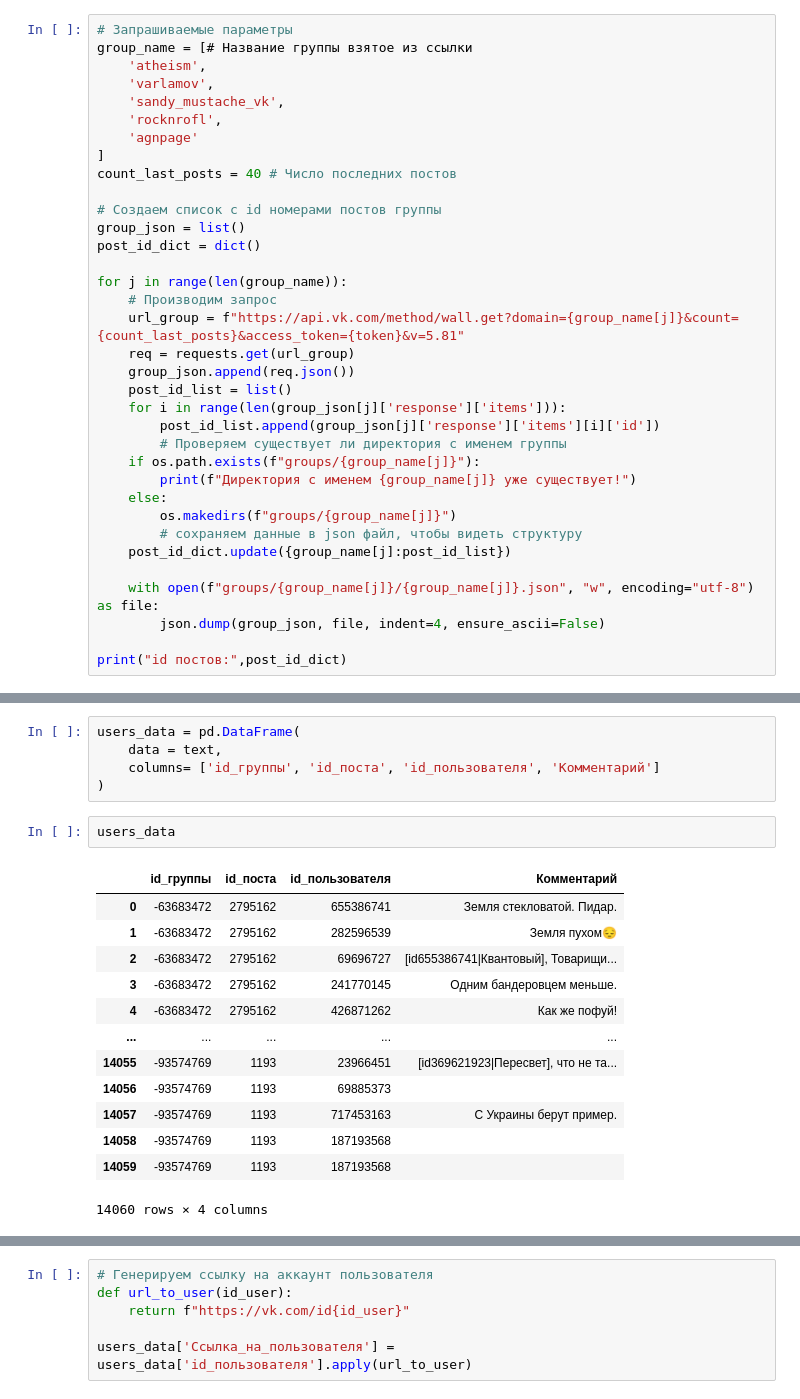
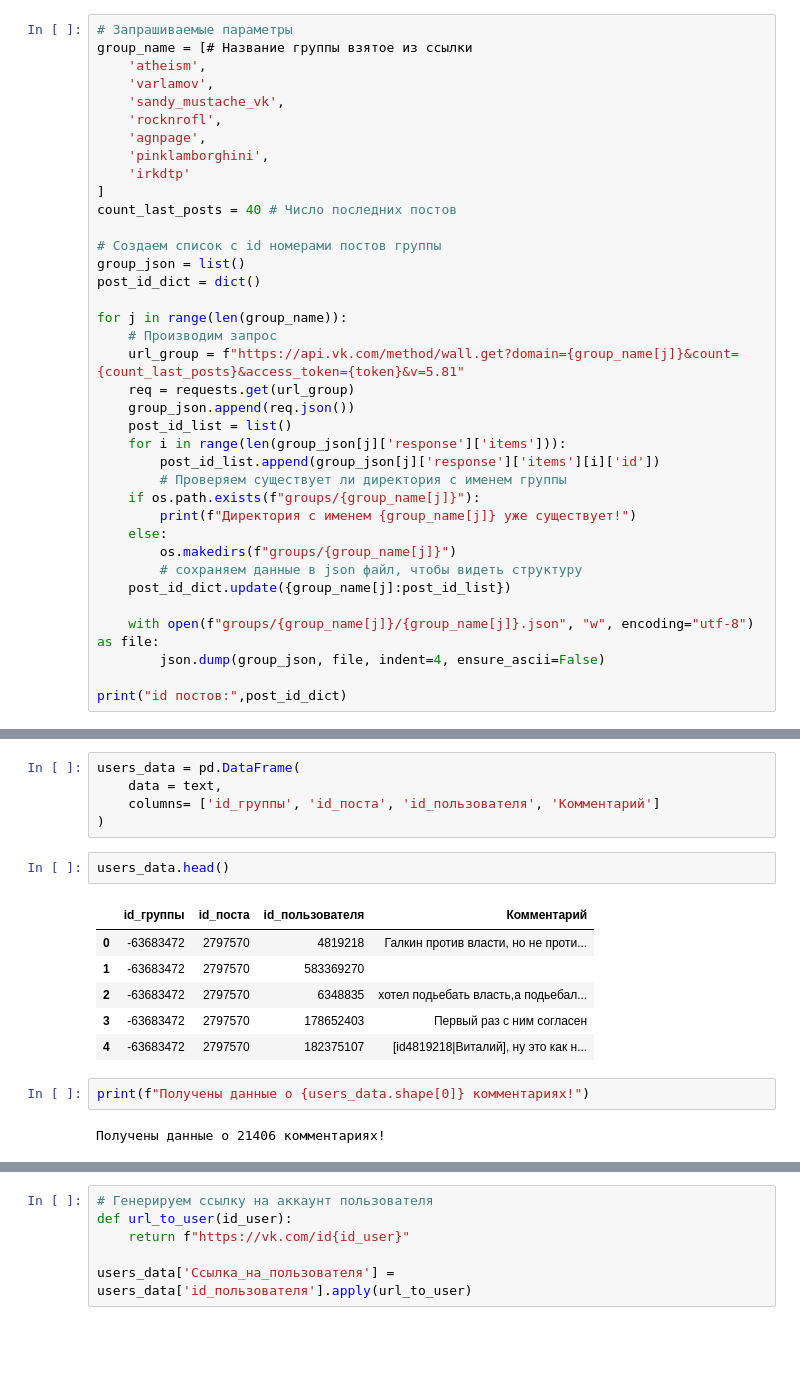
Before and after one commit to Vezdexod/sf_data_science, a Jupyter notebook: .rabota/vk01.ipynb, the cells around one changed output, grey strips where cells are left out. Drawn from its saved outputs; the diff is of its cells as text; blank space fills up the shorter version.

```diff
--- a/.rabota/vk01.ipynb
+++ b/.rabota/vk01.ipynb
@@ -20,7 +20,9 @@ group_name = [# Название группы взятое из ссылки
     'varlamov',
     'sandy_mustache_vk',
     'rocknrofl',
-    'agnpage'
+    'agnpage',
+    'pinklamborghini',
+    'irkdtp'
 ]
 count_last_posts = 40 # Число последних постов
 
@@ -95,21 +99,18 @@ users_data = pd.DataFrame(
     columns= ['id_группы', 'id_поста', 'id_пользователя', 'Комментарий']
 )
 # %%
-users_data
+users_data.head()
 # %% [output]
 |  | id_группы | id_поста | id_пользователя | Комментарий |
-| 0 | -63683472 | 2795162 | 655386741 | Земля стекловатой. Пидар. |
-| 1 | -63683472 | 2795162 | 282596539 | Земля пухом😔 |
-| 2 | -63683472 | 2795162 | 69696727 | [id655386741|Квантовый], Товарищи... |
-| 3 | -63683472 | 2795162 | 241770145 | Одним бандеровцем меньше. |
-| 4 | -63683472 | 2795162 | 426871262 | Как же пофуй! |
-| ... | ... | ... | ... | ... |
-| 14055 | -93574769 | 1193 | 23966451 | [id369621923|Пересвет], что не та... |
-| 14056 | -93574769 | 1193 | 69885373 |  |
-| 14057 | -93574769 | 1193 | 717453163 | С Украины берут пример. |
-| 14058 | -93574769 | 1193 | 187193568 |  |
-| 14059 | -93574769 | 1193 | 187193568 |  |
+| 0 | -63683472 | 2797570 | 4819218 | Галкин против власти, но не проти... |
+| 1 | -63683472 | 2797570 | 583369270 |  |
+| 2 | -63683472 | 2797570 | 6348835 | хотел подьебать власть,а подьебал... |
+| 3 | -63683472 | 2797570 | 178652403 | Первый раз с ним согласен |
+| 4 | -63683472 | 2797570 | 182375107 | [id4819218|Виталий], ну это как н... |
-14060 rows × 4 columns
+# %%
+print(f"Получены данные о {users_data.shape[0]} комментариях!")
+# %% [output]
+Получены данные о 21406 комментариях!
 # %%
 users_data.info()
 # %% [output]
```
Also changed, not shown: parts of 26 cells of this notebook, 7 other files.
